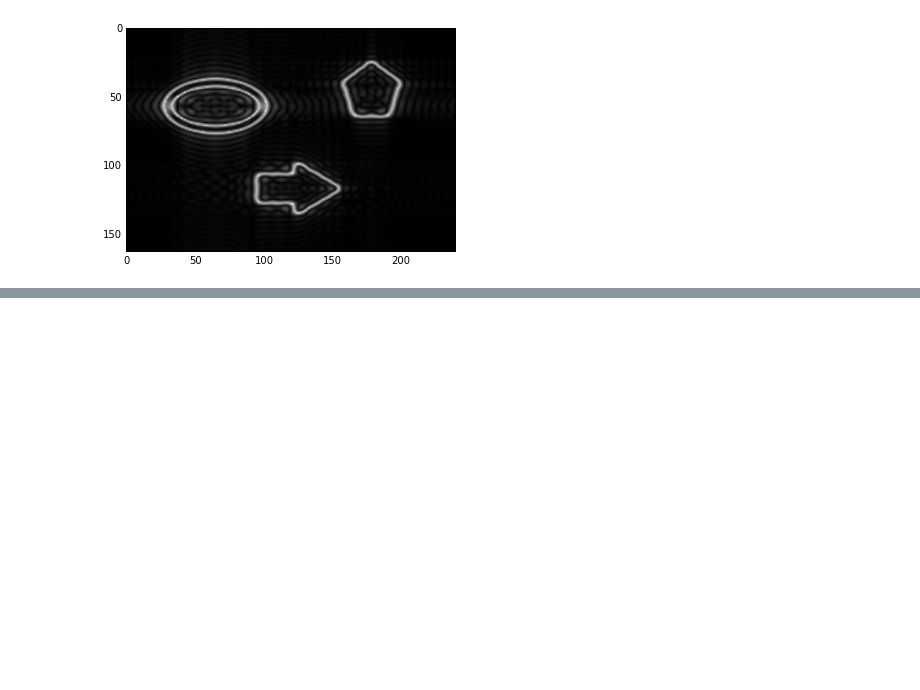
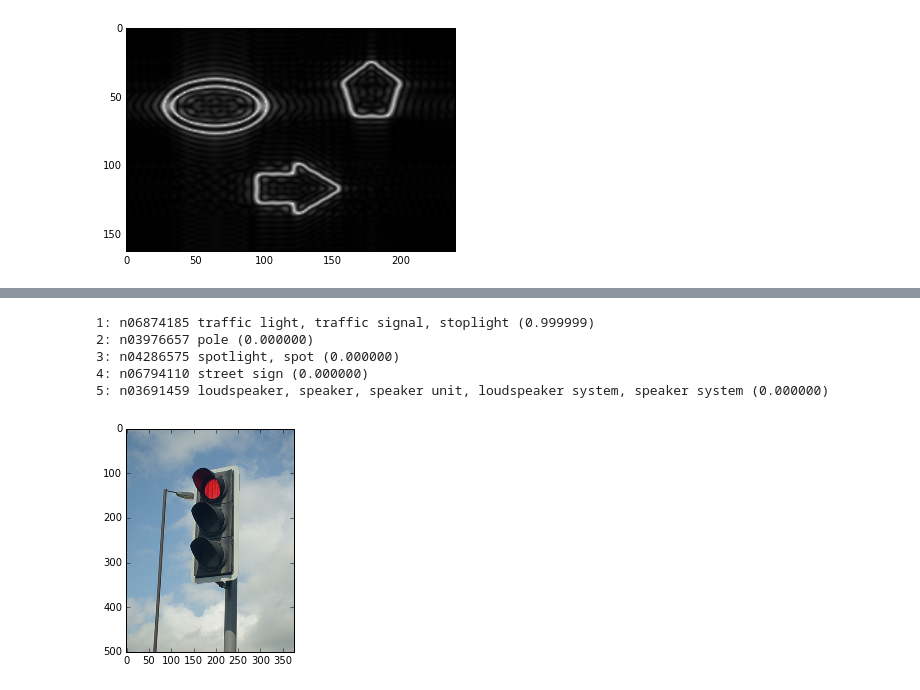
Before and after one commit to naka-tomo/practice_python, a Jupyter notebook: 6_opencv.ipynb, the cells around one changed output, grey strips where cells are left out. Cells and saved outputs as stored; diff of their text form; code cells hidden in the pictures; blank space fills up the shorter version.

```diff
--- a/6_opencv.ipynb
+++ b/6_opencv.ipynb
@@ -311,0 +318,39 @@ cv2.destroyAllWindows()
+# %%
+# 学習済みのdeep neural networkモデルを使って物体認識をしなさい
+import numpy as np
+import cv2
+import matplotlib.pyplot as plt
+
+img_file = "traffic_light.png"
+proto_file = "bvlc_googlenet.prototxt"
+caffemodel_file = "bvlc_googlenet.caffemodel"
+label_file = "synset_words.txt"
+
+# 必要なファイルを読み込む
+image = cv2.imread( img_file )
+classes = open( label_file ).read().strip().split("\n")
+net = cv2.dnn.readNetFromCaffe( proto_file, caffemodel_file)
+
+# 認識処理
+blob = cv2.dnn.blobFromImage(image, 1, (224, 224), (104, 117, 123))
+net.setInput(blob)
+preds = net.forward()
+
+# 確信度の順番に並び替えて，トップ5のインデックスを取得
+idxs = np.argsort(preds[0])[::-1][:5]
+
+# トップ5の認識結果を文字列になおして表示
+for i in range(len(idxs)):
+    object_class = classes[idxs[i]]
+    confidence = preds[0][idxs[i]]
+    print "%d: %s (%lf)" % (i+1, object_class, confidence)
+
+plt.imshow(cv2.cvtColor(image, cv2.COLOR_BGR2RGB))
+plt.show()
+# %% [output]
+1: n06874185 traffic light, traffic signal, stoplight (0.999999)
+2: n03976657 pole (0.000000)
+3: n04286575 spotlight, spot (0.000000)
+4: n06794110 street sign (0.000000)
+5: n03691459 loudspeaker, speaker, speaker unit, loudspeaker system, speaker system (0.000000)
+[figure, added]
```
Also changed, not shown: parts of 2 cells of this notebook.
